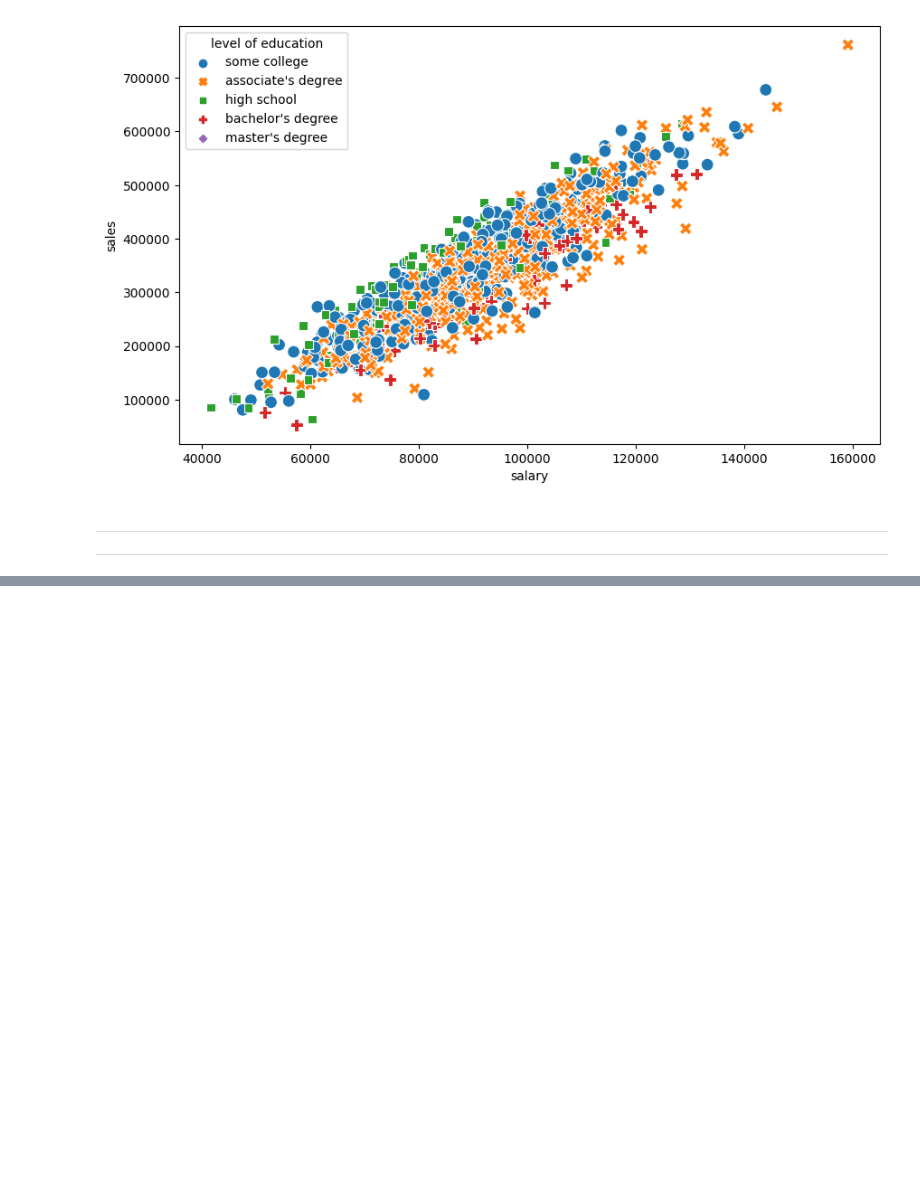
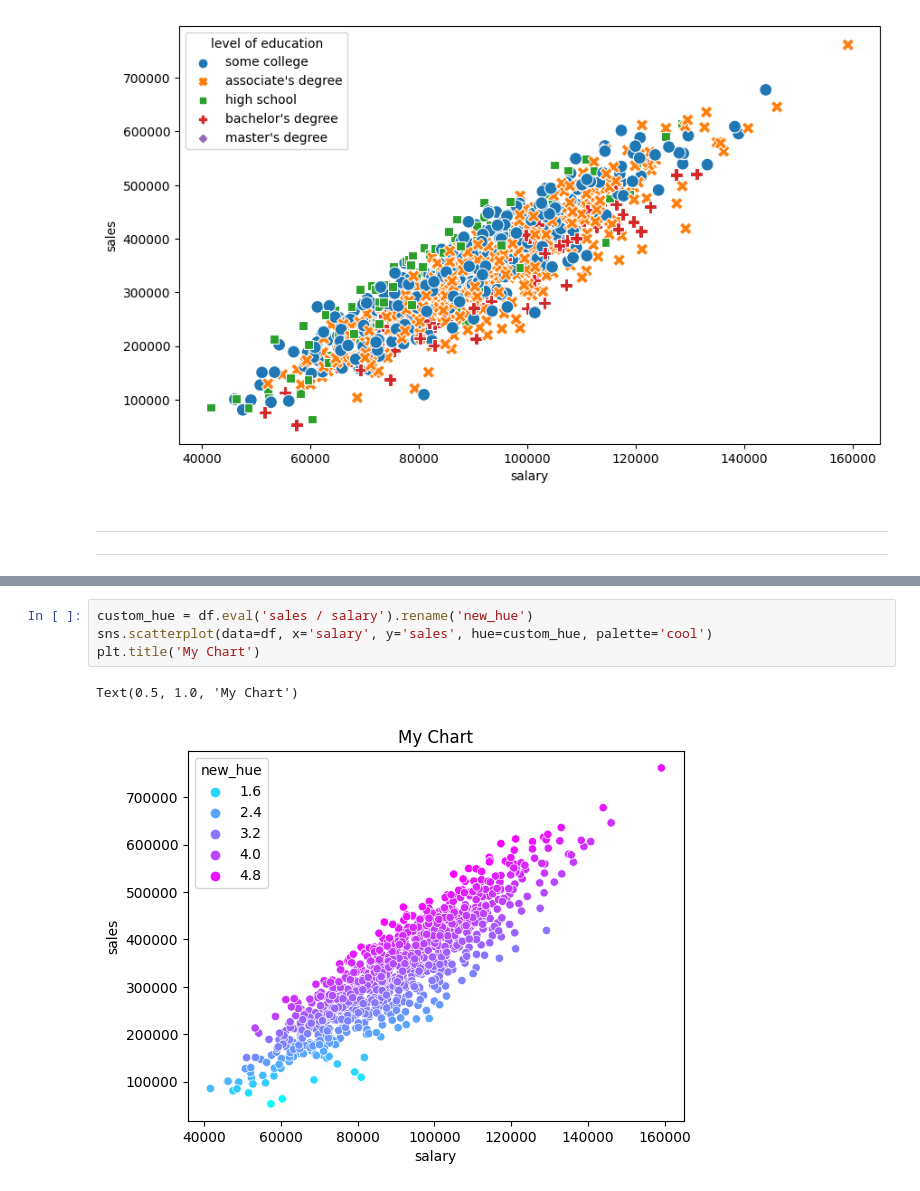
Before and after one commit to UnlimitedV/Learning_ML, a Jupyter notebook: seaborn/00-Scatter-Plots.ipynb, the cells around one changed output, grey strips where cells are left out. Drawn from its saved outputs; the diff is of its cells as text; blank space fills up the shorter version.

```diff
--- a/seaborn/00-Scatter-Plots.ipynb
+++ b/seaborn/00-Scatter-Plots.ipynb
@@ -146,0 +170,7 @@ plt.savefig('example_scatter.jpg')
+# %%
+custom_hue = df.eval('sales / salary').rename('new_hue')
+sns.scatterplot(data=df, x='salary', y='sales', hue=custom_hue, palette='cool')
+plt.title('My Chart')
+# %% [output]
+Text(0.5, 1.0, 'My Chart')
+[figure, added]
```
Also changed, not shown: parts of 4 cells of this notebook.
